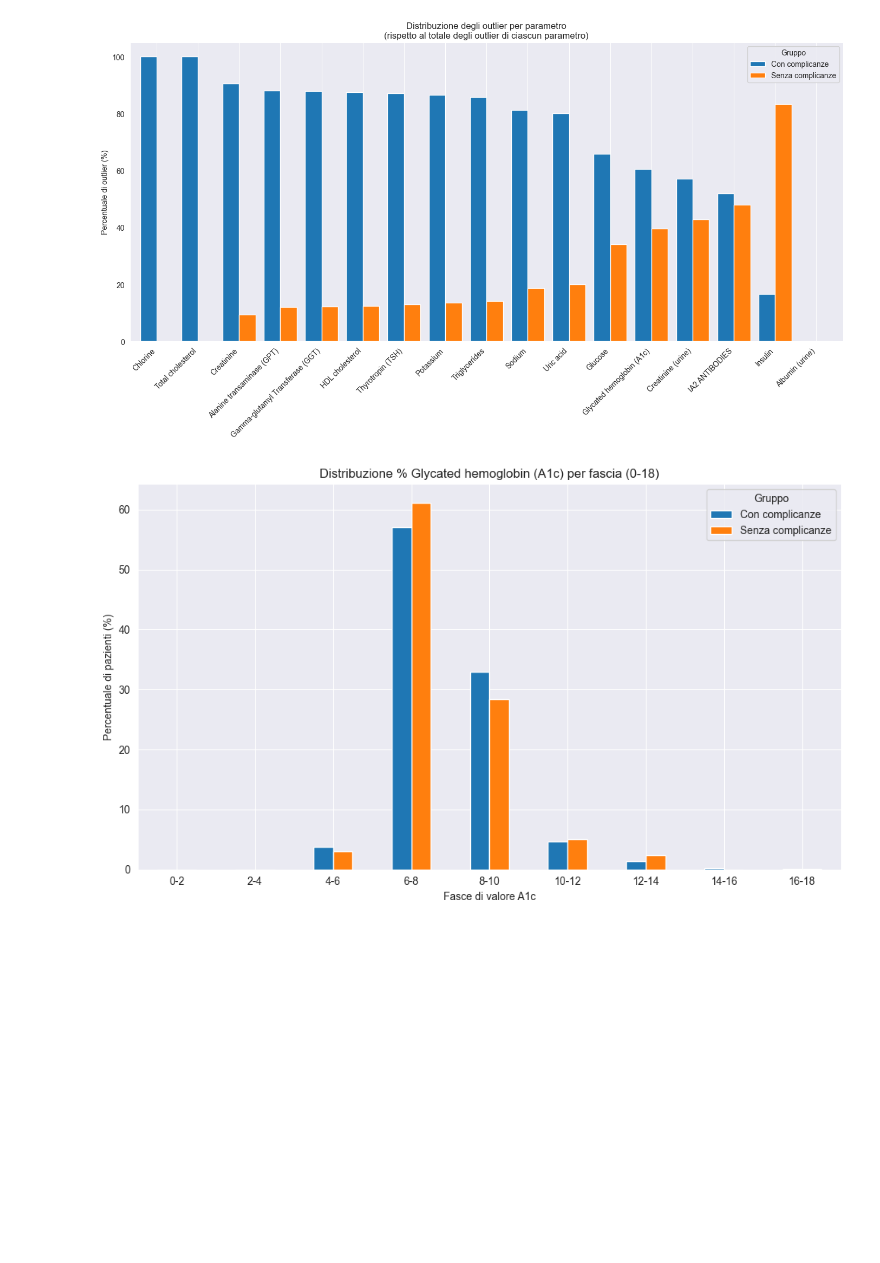
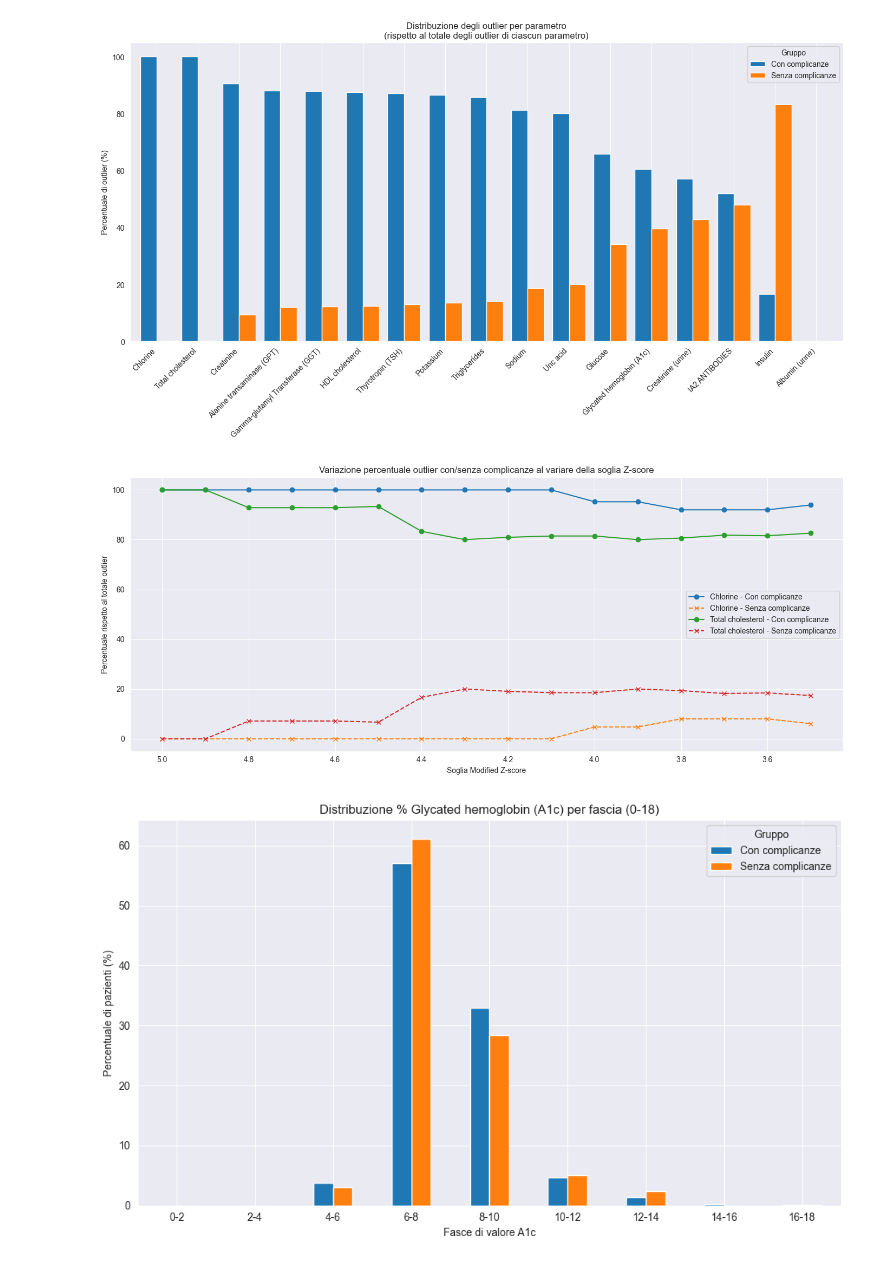
Before and after one commit to MatteoAv/AnalisiDatasetDiabete, a Jupyter notebook: Parametri_Biochimici.ipynb, the cells around one changed output. Cells and saved outputs as stored; diff of their text form; code cells hidden in the pictures; blank space fills up the shorter version.

```diff
--- a/Parametri_Biochimici.ipynb
+++ b/Parametri_Biochimici.ipynb
@@ -275,6 +276,64 @@ plt.show()
 # %% [output]
 <Figure size 1400x800 with 0 Axes>
 [figure]
+# %%
+def analizza_andamento_outlier(df_completo, df_con, df_senza, parametri, soglie):
+    risultati = []
+
+    for soglia in soglie:
+        for parametro in parametri:
+            gruppo = df_completo[df_completo["Parametro"] == parametro]
+            valori = pd.to_numeric(gruppo["Valore"], errors="coerce").dropna()
+            if len(valori) == 0:
+                continue
+
+            z_scores = modified_z_score(valori)
+            outlier_mask = np.abs(z_scores) > soglia
+            outliers = gruppo[outlier_mask]
+
+            totale_outliers = len(outliers)
+            if totale_outliers == 0:
+                percent_con = 0.0
+                percent_senza = 0.0
+            else:
+                outliers_con = outliers[outliers.index.isin(df_con.index)]
+                outliers_senza = outliers[outliers.index.isin(df_senza.index)]
+                percent_con = 100 * len(outliers_con) / totale_outliers
+                percent_senza = 100 * len(outliers_senza) / totale_outliers
+
+            risultati.append({
+                "Parametro": parametro,
+                "Soglia": soglia,
+                "Con complicanze": percent_con,
+                "Senza complicanze": percent_senza,
+                "Totale outlier": totale_outliers
+            })
+
+    return pd.DataFrame(risultati)
+
+# Parametri da analizzare
+parametri_da_studiare = ["Chlorine", "Total cholesterol"]
+soglie = np.arange(5.0, 3.4, -0.1)  # Da 5.0 a 3.5 con passo -0.1
+
+# Calcolo
+df_risultati = analizza_andamento_outlier(df1, df_con_complicanze, df_senza_complicanze, parametri_da_studiare, soglie)
+
+plt.figure(figsize=(14, 6))
+for parametro in parametri_da_studiare:
+    subset = df_risultati[df_risultati["Parametro"] == parametro]
+    plt.plot(subset["Soglia"], subset["Con complicanze"], label=f"{parametro} - Con complicanze", marker='o')
+    plt.plot(subset["Soglia"], subset["Senza complicanze"], label=f"{parametro} - Senza complicanze", linestyle='--', marker='x')
+
+plt.gca().invert_xaxis()  # Inverti asse X per mostrare la soglia decrescente
+plt.xlabel("Soglia Modified Z-score")
+plt.ylabel("Percentuale rispetto al totale outlier")
+plt.title("Variazione percentuale outlier con/senza complicanze al variare della soglia Z-score")
+plt.grid(True)
+plt.legend()
+plt.tight_layout()
+plt.show()
+# %% [output]
+[figure, added]
 # %%
 import matplotlib.pyplot as plt
 import numpy as np
```
Also changed, not shown: parts of 5 cells of this notebook.
